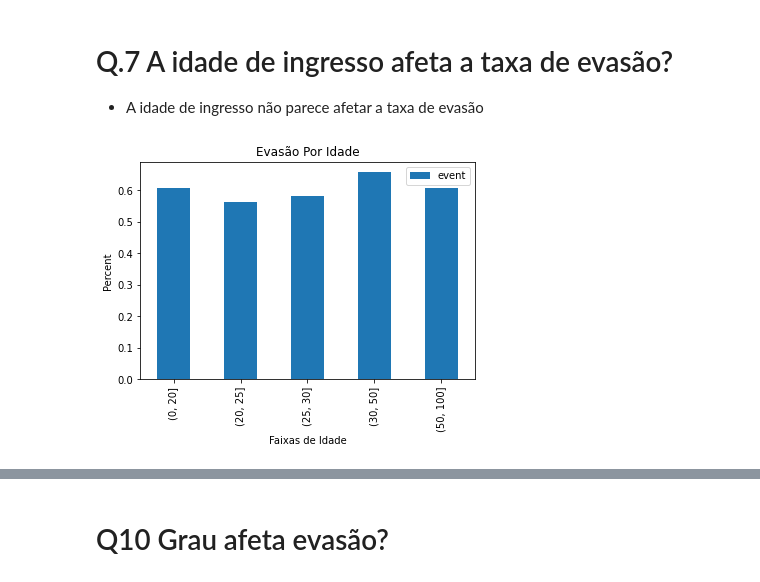
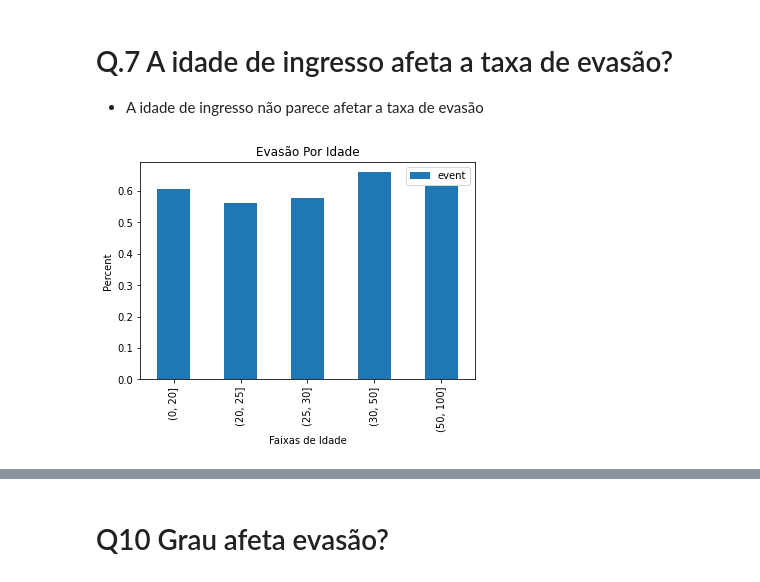
Before and after one commit to rlopes404/dropout, a Jupyter notebook: Dropout-CCAAB.ipynb, the cells around one changed output, grey strips where cells are left out. Drawn from its saved outputs; the diff is of its cells as text; code cells hidden in the pictures.

```diff
--- a/Dropout-CCAAB.ipynb
+++ b/Dropout-CCAAB.ipynb
@@ -264,14 +264,14 @@ print(proportion_test2(df, 'is_cotista'))
 - A idade de ingresso não parece afetar a taxa de evasão
 # %%
 col = 'idade_cat'
-df[col] = pd.cut(df.idade, bins=[0,20,25,30,50,100])
+df[col] = pd.cut(df.idade_ingresso, bins=[0,20,25,30,50,100])
 
 idx = df['time'] == df.groupby('matricula')['time'].transform('max')
 
 
 ax = df[idx].groupby(col).agg({'event':'mean'}).plot.bar()
 ax.set(ylabel="Percent")
 ax.set(title='Evasão Por Idade', xlabel='Faixas de Idade')
 plt.show()
 # %% [output]
-[figure, old version]
+[figure, new version]
```
Also changed, not shown: parts of 26 cells of this notebook, 6 other files.
